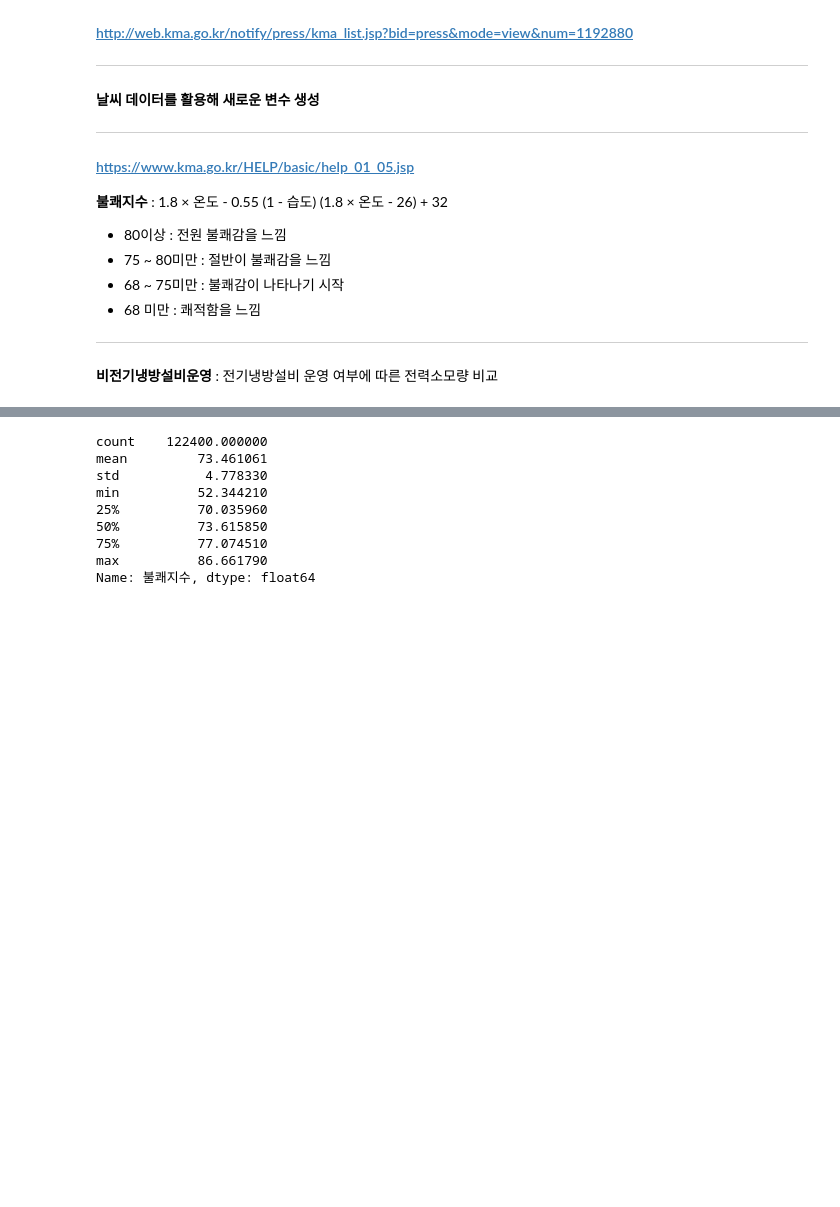
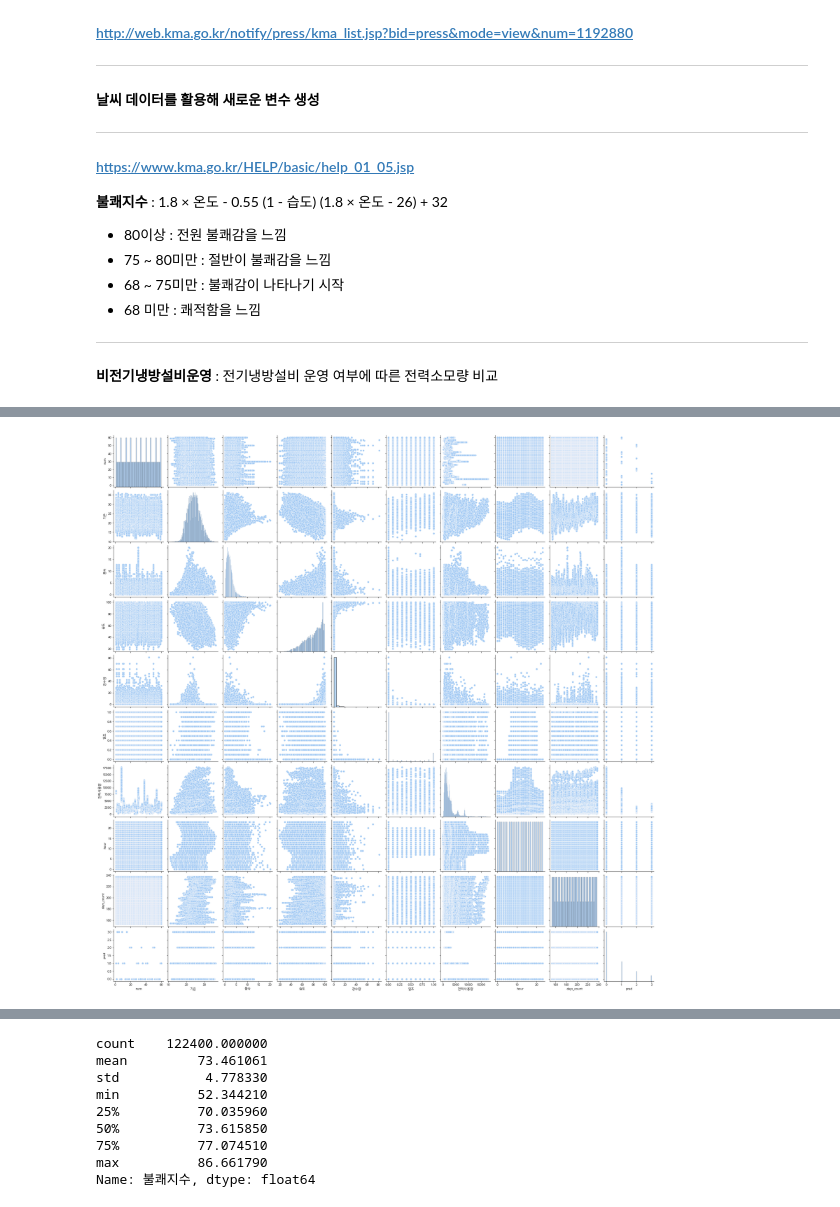
Before and after one commit to JEONSUN/Dacon-Project-kWh-Predict, a Jupyter notebook: 전력량 예측.ipynb, the cells around one changed output, grey strips where cells are left out. Cells and saved outputs as stored; diff of their text form; code cells hidden in the pictures; blank space fills up the shorter version.

```diff
--- a/전력량 예측.ipynb
+++ b/전력량 예측.ipynb
@@ -675,0 +679,5 @@ copy_test = copy_test[['num','기온','풍속','습도','강수량','일조']]
+# %%
+sns.pairplot(copy_train)
+plt.show()
+# %% [output]
+[figure, added]
```
Also changed, not shown: parts of 41 cells of this notebook, 1 other file.
